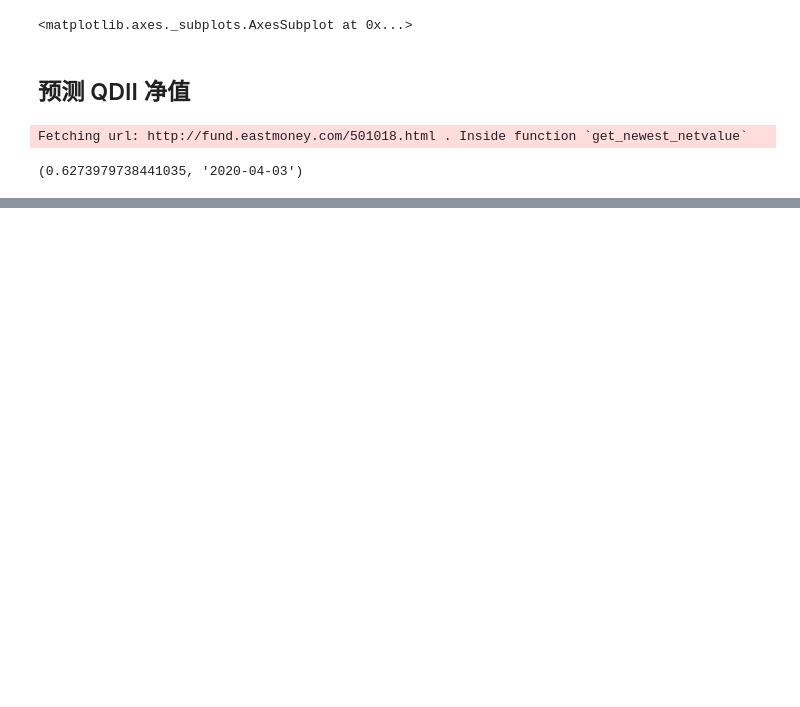
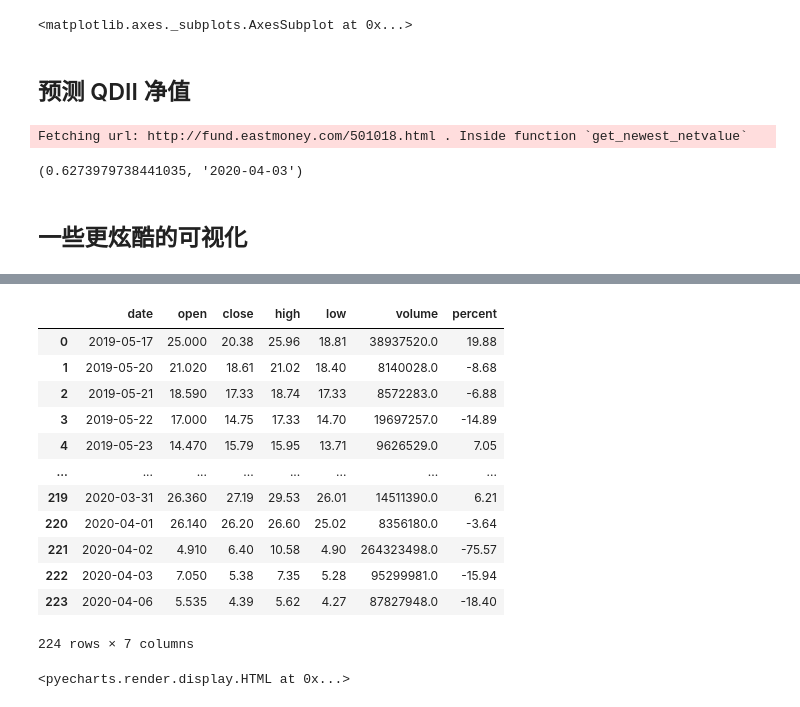
Before and after one commit to refraction-ray/xalpha, a Jupyter notebook: doc/samples/newparadigm.ipynb, the cells around one changed output, grey strips where cells are left out. Drawn from its saved outputs; the diff is of its cells as text; code cells hidden in the pictures; blank space fills up the shorter version.

```diff
--- a/doc/samples/newparadigm.ipynb
+++ b/doc/samples/newparadigm.ipynb
@@ -484,3 +483,11 @@ p.get_t1()
 # %% [output]
 Fetching url: http://fund.eastmoney.com/501018.html . Inside function `get_newest_netvalue`
 (0.6273979738441035, '2020-04-03')
+# %% [markdown]
+## 一些更炫酷的可视化
+# %%
+df = xa.get_daily("LK")
+# %%
+xa.set_display("notebook")
+df
+# %% [output]
@@ -486,0 +495,17 @@ Fetching url: http://fund.eastmoney.com/501018.html . Inside function `get_newes
+|  | date | open | close | high | low | volume | percent |
+| 0 | 2019-05-17 | 25.000 | 20.38 | 25.96 | 18.81 | 38937520.0 | 19.88 |
+| 1 | 2019-05-20 | 21.020 | 18.61 | 21.02 | 18.40 | 8140028.0 | -8.68 |
+| 2 | 2019-05-21 | 18.590 | 17.33 | 18.74 | 17.33 | 8572283.0 | -6.88 |
+| 3 | 2019-05-22 | 17.000 | 14.75 | 17.33 | 14.70 | 19697257.0 | -14.89 |
+| 4 | 2019-05-23 | 14.470 | 15.79 | 15.95 | 13.71 | 9626529.0 | 7.05 |
+| ... | ... | ... | ... | ... | ... | ... | ... |
+| 219 | 2020-03-31 | 26.360 | 27.19 | 29.53 | 26.01 | 14511390.0 | 6.21 |
+| 220 | 2020-04-01 | 26.140 | 26.20 | 26.60 | 25.02 | 8356180.0 | -3.64 |
+| 221 | 2020-04-02 | 4.910 | 6.40 | 10.58 | 4.90 | 264323498.0 | -75.57 |
+| 222 | 2020-04-03 | 7.050 | 5.38 | 7.35 | 5.28 | 95299981.0 | -15.94 |
+| 223 | 2020-04-06 | 5.535 | 4.39 | 5.62 | 4.27 | 87827948.0 | -18.40 |
+224 rows × 7 columns
+# %%
+df.v_kline()
+# %% [output]
+<pyecharts.render.display.HTML at 0x...>
```
Also changed, not shown: parts of 2 cells of this notebook, 5 other files.
